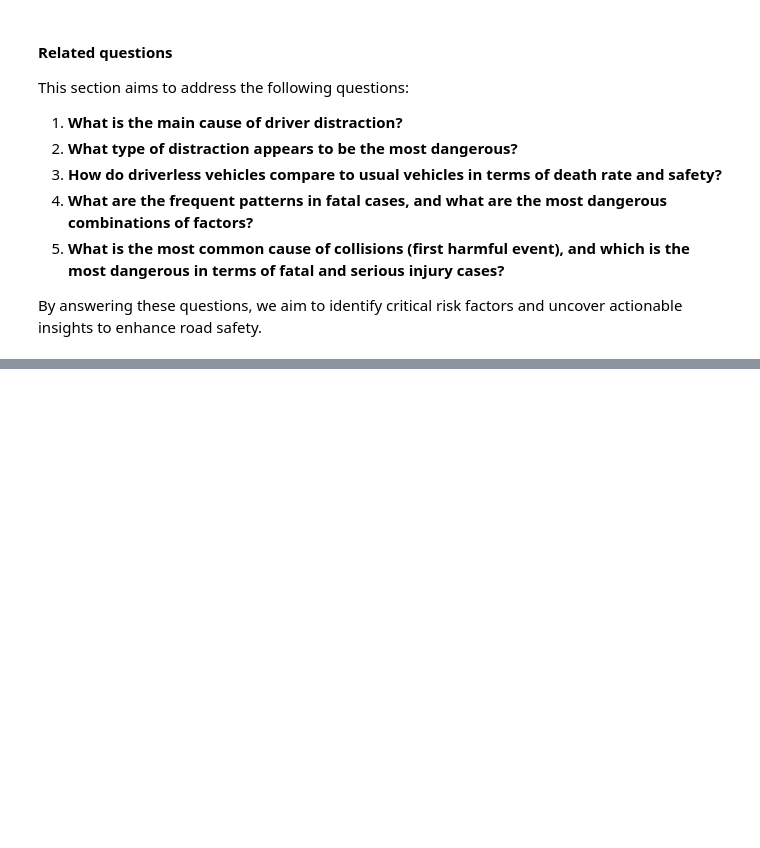
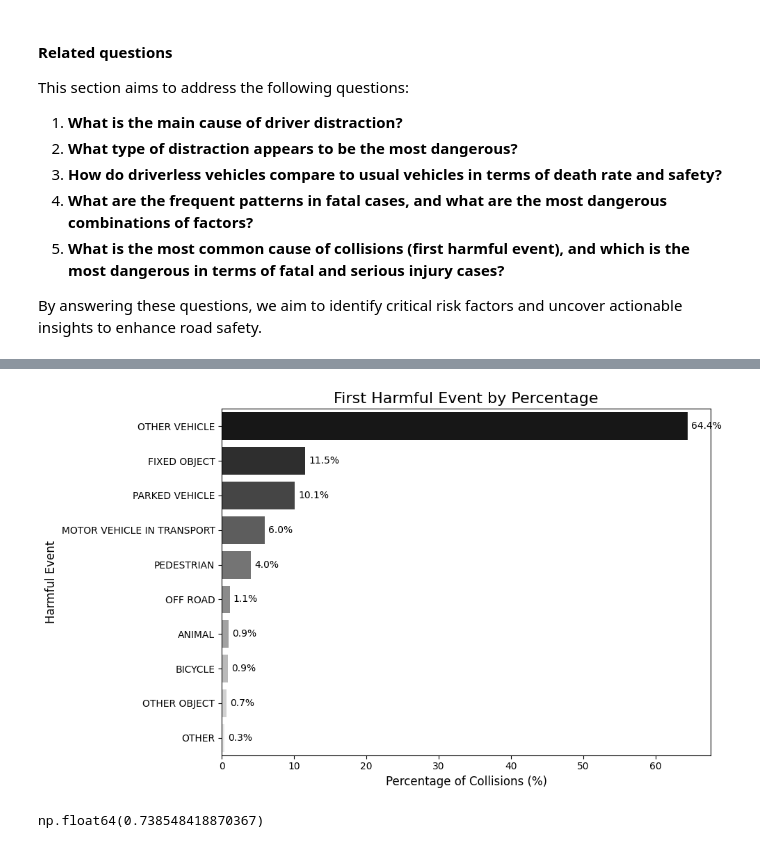
Before and after one commit to stanislavlia/collisions_analysis_dtsa5506, a Jupyter notebook: analysis.ipynb, the cells around one changed output, grey strips where cells are left out. Saved outputs shown, nothing was run; the diff lists cells and outputs as text; code cells hidden in the pictures; blank space fills up the shorter version.

```diff
--- a/analysis.ipynb
+++ b/analysis.ipynb
@@ -1025,0 +1178,20 @@ By answering these questions, we aim to identify critical risk factors and uncov
+# %%
+first_harmful_event = incidents_df['first_harmful_event'].str.upper().value_counts().reset_index().head(10)
+first_harmful_event["percentage"] = (first_harmful_event["count"] / first_harmful_event["count"].sum()) * 100
+
+# Plot using the function
+plot_barchart(
+    data=first_harmful_event,
+    y_col="first_harmful_event",
+    x_col="percentage",
+    title="First Harmful Event by Percentage",
+    color="grey",
+    xlabel="Percentage of Collisions (%)",
+    ylabel="Harmful Event"
+)
+# %% [output]
+[figure, added]
+# %%
+incidents_df["second_harmful_event"].isna().mean() #Most of collisions don't have Second Harmful Event
+# %% [output]
+np.float64(0.738548418870367)
```
Also changed, not shown: parts of 10 cells of this notebook.
